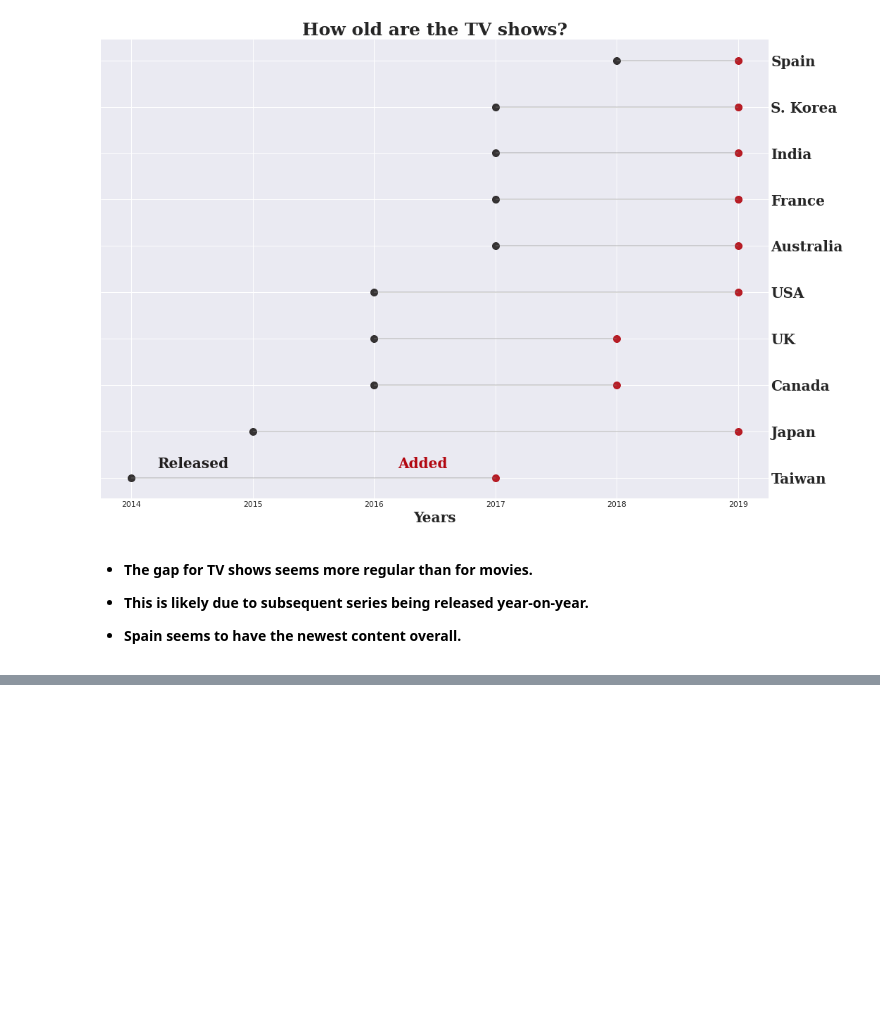
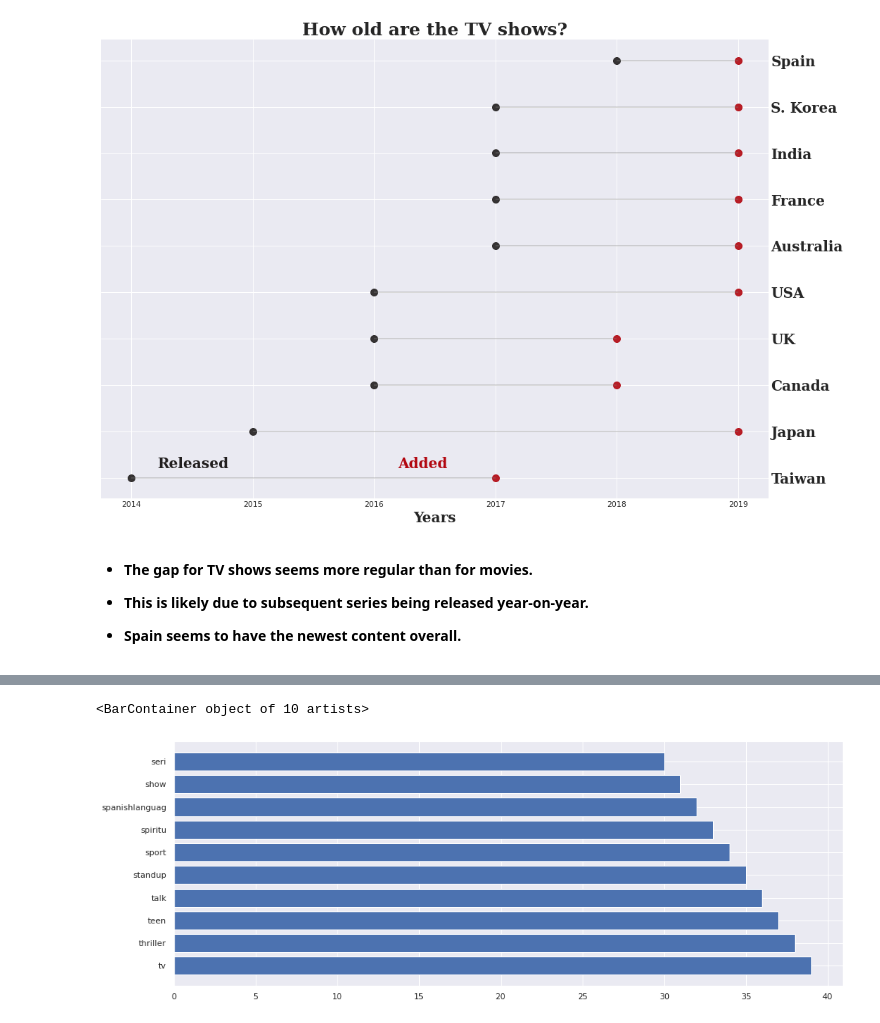
Before and after one commit to priyankashinde-DS/Capstone_project-Netflix_Movies-TV_Shows, a Jupyter notebook: NETFLIX_MOVIES_AND_TV_SHOWS_CLUSTERING.ipynb, the cells around one changed output, grey strips where cells are left out. Drawn from its saved outputs; the diff is of its cells as text; code cells hidden in the pictures; blank space fills up the shorter version.

```diff
--- a/NETFLIX_MOVIES_AND_TV_SHOWS_CLUSTERING.ipynb
+++ b/NETFLIX_MOVIES_AND_TV_SHOWS_CLUSTERING.ipynb
@@ -1091,0 +1250,17 @@ overall.**
+# %%
+# Create the object of tfid vectorizer
+tfid_vectorizer = TfidfVectorizer()
+
+# Fit the vectorizer using the text data
+tfid_vectorizer.fit(netflix_df['listed_in'])
+
+# Collect the vocabulary items used in the vectorizer
+dictionary = tfid_vectorizer.vocabulary_.items()
+# %%
+# Lists to store the vocab and counts
+vocab = []
+count_of_vocab = []
+# Iterate through each vocab and count append the value to designated lists
+for key, value in dictionary:
+    vocab.append(key)
+    count_of_vocab.append(value)
@@ -1091,0 +1269,9 @@ overall.**
+# %%
+# Store the count in panadas dataframe with vocab as index
+vocab_after_stemming = pd.DataFrame({"Word": vocab ,
+                                      "count" :count_of_vocab})
+# Sort the dataframe
+vocab_after_stemming = vocab_after_stemming.sort_values("count" ,ascending=False)
+# %%
+top10_most_occurred_words = vocab_after_stemming.head(10)
+top10_most_occurred_words
@@ -1091,0 +1290,6 @@ overall.**
+# %%
+plt.figure( figsize = ( 16,6 ))
+plt.barh(top10_most_occurred_words['Word'] , top10_most_occurred_words['count'])
+# %% [output]
+<BarContainer object of 10 artists>
+[figure, added]
```
Also changed, not shown: parts of 59 cells of this notebook.
